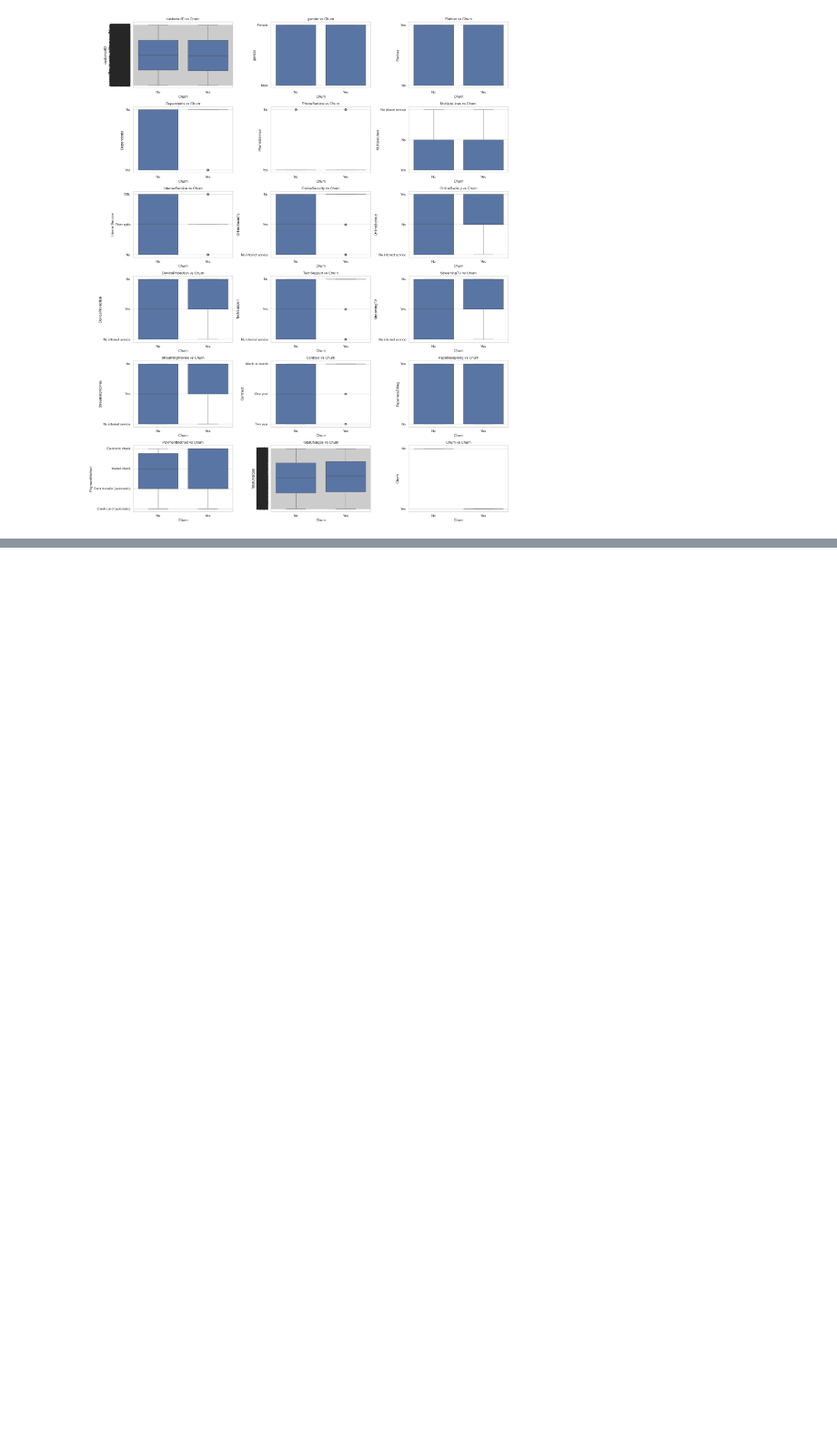
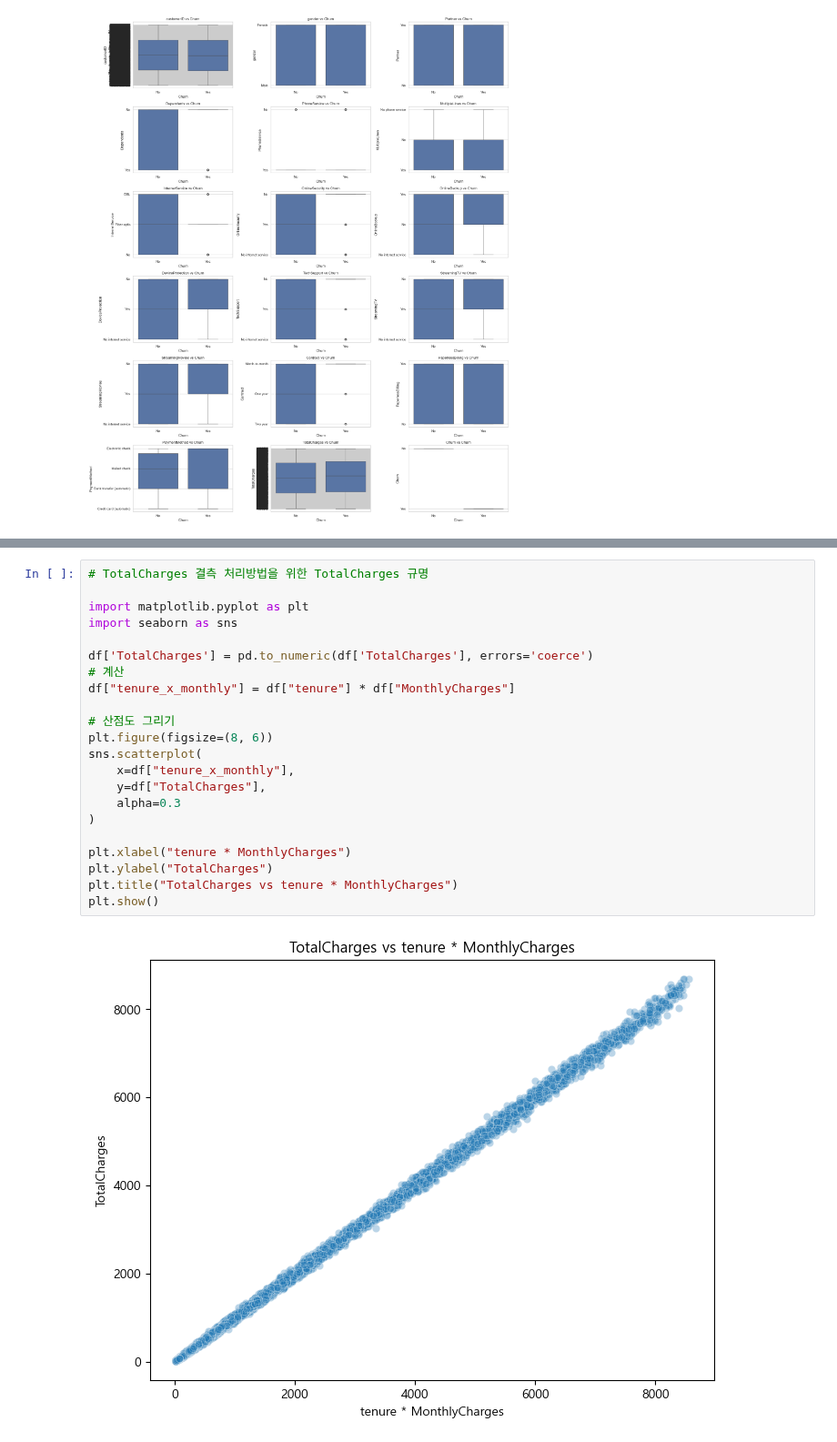
Before and after one commit to SKNETWORKS-FAMILY-AICAMP/SKN21-2nd-4Team, a Jupyter notebook: notebooks/eda.ipynb, the cells around one changed output, grey strips where cells are left out. Shown at 91% size. Cells and saved outputs as stored; diff of their text form; blank space fills up the shorter version.

```diff
--- a/notebooks/eda.ipynb
+++ b/notebooks/eda.ipynb
@@ -233,0 +279,24 @@ plt.show()
+# %%
+# TotalCharges 결측 처리방법을 위한 TotalCharges 규명
+
+import matplotlib.pyplot as plt
+import seaborn as sns
+
+df['TotalCharges'] = pd.to_numeric(df['TotalCharges'], errors='coerce')
+# 계산
+df["tenure_x_monthly"] = df["tenure"] * df["MonthlyCharges"]
+
+# 산점도 그리기
+plt.figure(figsize=(8, 6))
+sns.scatterplot(
+    x=df["tenure_x_monthly"],
+    y=df["TotalCharges"],
+    alpha=0.3
+)
+
+plt.xlabel("tenure * MonthlyCharges")
+plt.ylabel("TotalCharges")
+plt.title("TotalCharges vs tenure * MonthlyCharges")
+plt.show()
+# %% [output]
+[figure, added]
```
Also changed, not shown: parts of 6 cells of this notebook.
